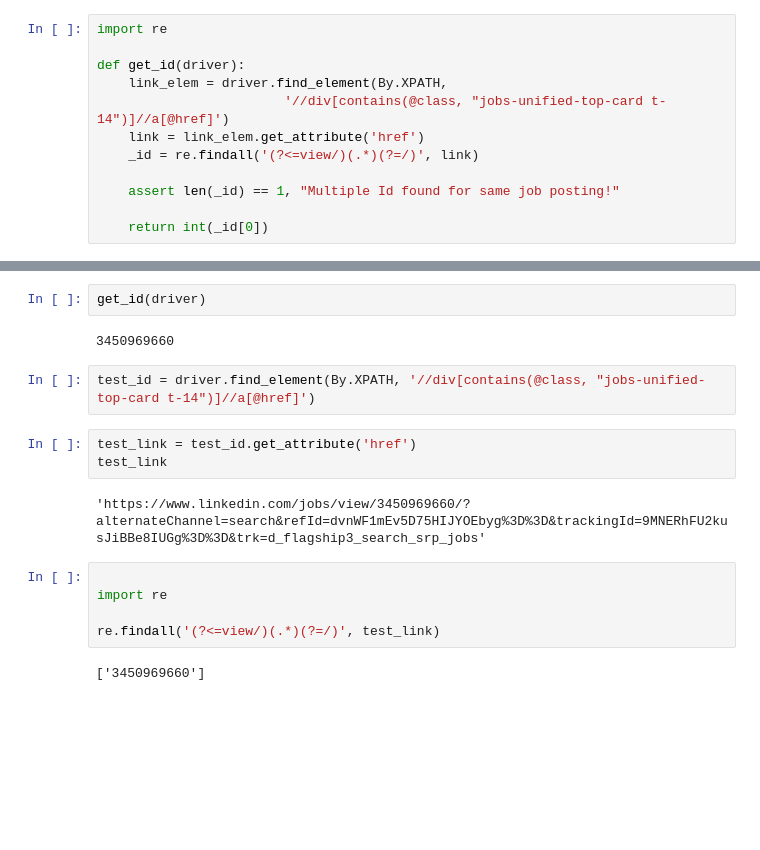
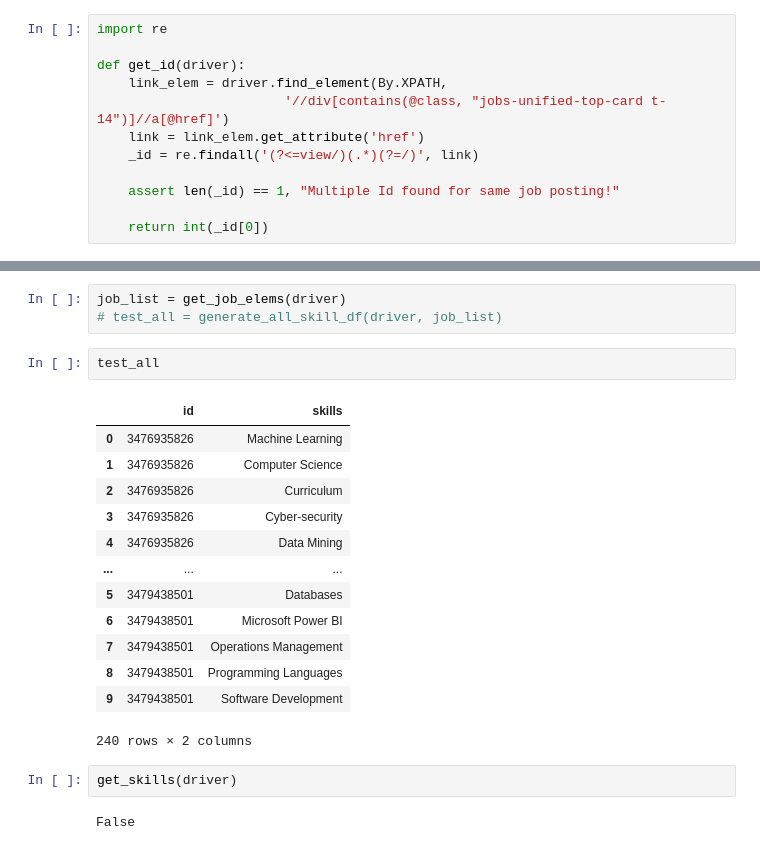
Before and after one commit to ShiYang1101/linkedin-scrape, a Jupyter notebook: scrape.ipynb, the cells around one changed output, grey strips where cells are left out. Cells and saved outputs as stored; diff of their text form; blank space fills up the shorter version.

```diff
--- a/scrape.ipynb
+++ b/scrape.ipynb
@@ -93,18 +132,23 @@ def get_id(driver):
+# %%
+job_list = get_job_elems(driver)
+# test_all = generate_all_skill_df(driver, job_list)
+# %%
+test_all
+# %% [output]
+|  | id | skills |
+| 0 | 3476935826 | Machine Learning |
+| 1 | 3476935826 | Computer Science |
+| 2 | 3476935826 | Curriculum |
+| 3 | 3476935826 | Cyber-security |
+| 4 | 3476935826 | Data Mining |
+| ... | ... | ... |
+| 5 | 3479438501 | Databases |
+| 6 | 3479438501 | Microsoft Power BI |
+| 7 | 3479438501 | Operations Management |
+| 8 | 3479438501 | Programming Languages |
+| 9 | 3479438501 | Software Development |
+240 rows × 2 columns
 # %%
-get_id(driver)
+get_skills(driver)
 # %% [output]
-3450969660
+False
-# %%
-test_id = driver.find_element(By.XPATH, '//div[contains(@class, "jobs-unified-top-card t-14")]//a[@href]')
-# %%
-test_link = test_id.get_attribute('href')
-test_link
-# %% [output]
-'https://www.linkedin.com/jobs/view/3450969660/?alternateChannel=search&refId=dvnWF1mEv5D75HIJYOEbyg%3D%3D&trackingId=9MNERhFU2kusJiBBe8IUGg%3D%3D&trk=d_flagship3_search_srp_jobs'
-# %%
-
-import re
-
-re.findall('(?<=view/)(.*)(?=/)', test_link)
-# %% [output]
-['3450969660']
```
Also changed, not shown: parts of 40 cells of this notebook, 1 other file.
